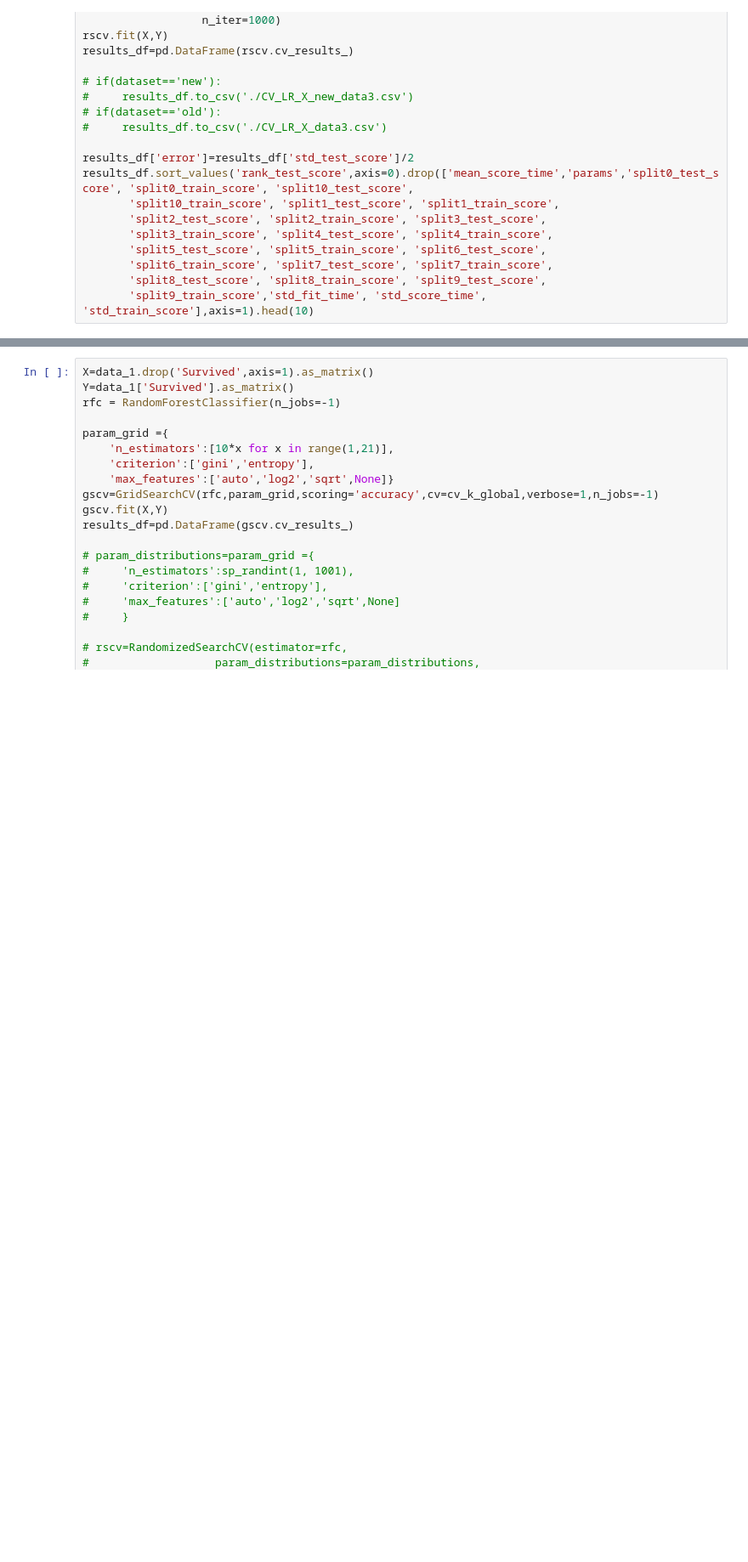
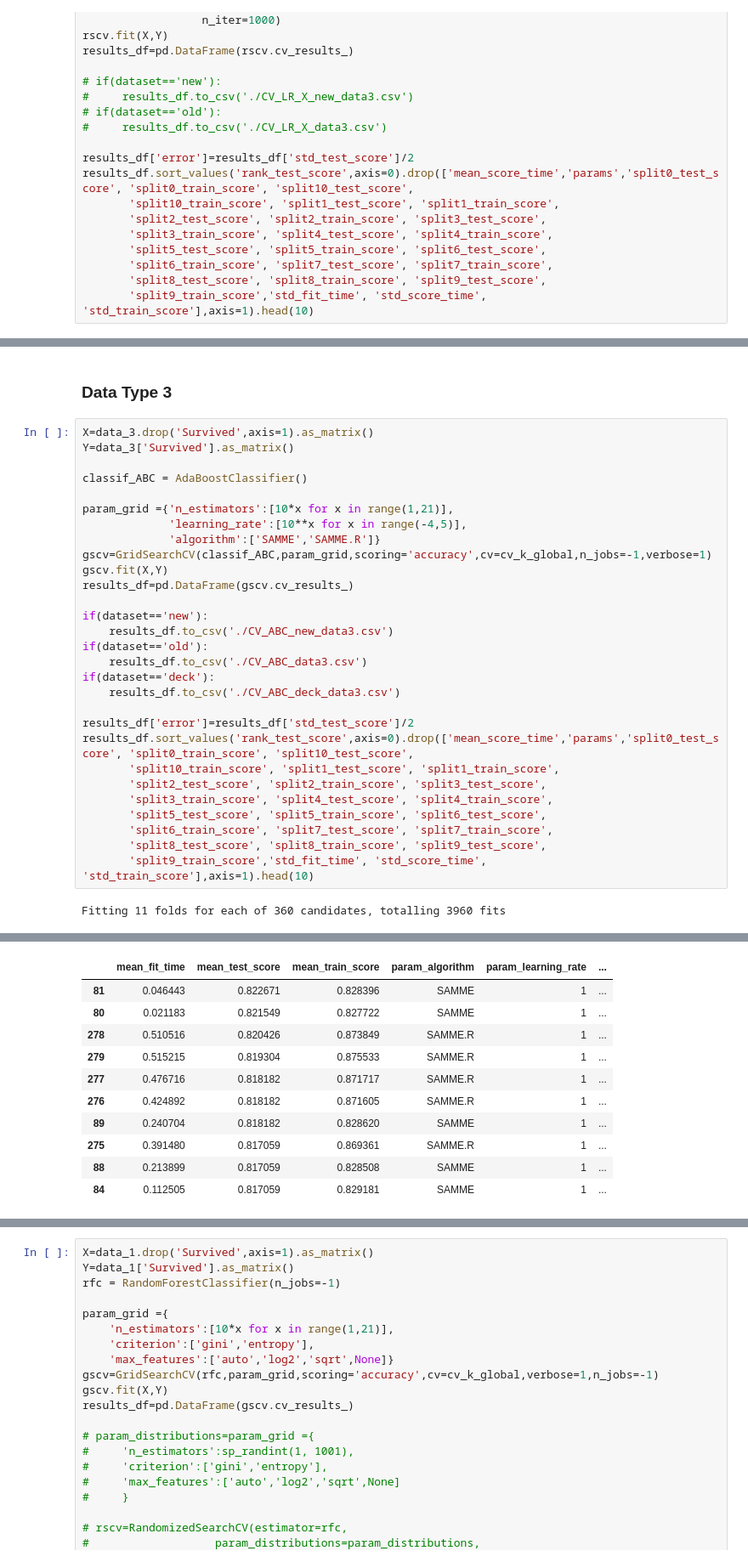
Before and after one commit to romanovzky/Titanic-Kaggle, a Jupyter notebook: Titanic CV model selection.ipynb, the cells around one changed output, grey strips where cells are left out. Shown: that part at 85% size. Drawn from its saved outputs; the diff is of its cells as text; blank space fills up the shorter version.

```diff
--- a/Titanic CV model selection.ipynb
+++ b/Titanic CV model selection.ipynb
@@ -442,0 +547,33 @@ results_df.sort_values('rank_test_score',axis=0).drop(['mean_score_time','params
+# %% [markdown]
+### Data Type 3
+# %%
+X=data_3.drop('Survived',axis=1).as_matrix()
+Y=data_3['Survived'].as_matrix()
+
+classif_ABC = AdaBoostClassifier()
+
+param_grid ={'n_estimators':[10*x for x in range(1,21)],
+             'learning_rate':[10**x for x in range(-4,5)],
+             'algorithm':['SAMME','SAMME.R']}
+gscv=GridSearchCV(classif_ABC,param_grid,scoring='accuracy',cv=cv_k_global,n_jobs=-1,verbose=1)
+gscv.fit(X,Y)
+results_df=pd.DataFrame(gscv.cv_results_)
+
+if(dataset=='new'):
+    results_df.to_csv('./CV_ABC_new_data3.csv')
+if(dataset=='old'):
+    results_df.to_csv('./CV_ABC_data3.csv')
+if(dataset=='deck'):
+    results_df.to_csv('./CV_ABC_deck_data3.csv')
+
+results_df['error']=results_df['std_test_score']/2
+results_df.sort_values('rank_test_score',axis=0).drop(['mean_score_time','params','split0_test_score', 'split0_train_score', 'split10_test_score',
+       'split10_train_score', 'split1_test_score', 'split1_train_score',
+       'split2_test_score', 'split2_train_score', 'split3_test_score',
+       'split3_train_score', 'split4_test_score', 'split4_train_score',
+       'split5_test_score', 'split5_train_score', 'split6_test_score',
+       'split6_train_score', 'split7_test_score', 'split7_train_score',
+       'split8_test_score', 'split8_train_score', 'split9_test_score',
+       'split9_train_score','std_fit_time', 'std_score_time', 'std_train_score'],axis=1).head(10)
+# %% [output]
+Fitting 11 folds for each of 360 candidates, totalling 3960 fits
@@ -442,0 +589,11 @@ results_df.sort_values('rank_test_score',axis=0).drop(['mean_score_time','params
+|  | mean_fit_time | mean_test_score | mean_train_score | param_algorithm | param_learning_rate | ... |
+| 81 | 0.046443 | 0.822671 | 0.828396 | SAMME | 1 | ... |
+| 80 | 0.021183 | 0.821549 | 0.827722 | SAMME | 1 | ... |
+| 278 | 0.510516 | 0.820426 | 0.873849 | SAMME.R | 1 | ... |
+| 279 | 0.515215 | 0.819304 | 0.875533 | SAMME.R | 1 | ... |
+| 277 | 0.476716 | 0.818182 | 0.871717 | SAMME.R | 1 | ... |
+| 276 | 0.424892 | 0.818182 | 0.871605 | SAMME.R | 1 | ... |
+| 89 | 0.240704 | 0.818182 | 0.828620 | SAMME | 1 | ... |
+| 275 | 0.391480 | 0.817059 | 0.869361 | SAMME.R | 1 | ... |
+| 88 | 0.213899 | 0.817059 | 0.828508 | SAMME | 1 | ... |
+| 84 | 0.112505 | 0.817059 | 0.829181 | SAMME | 1 | ... |
```
Also changed, not shown: parts of 39 cells of this notebook, 10 other files.
